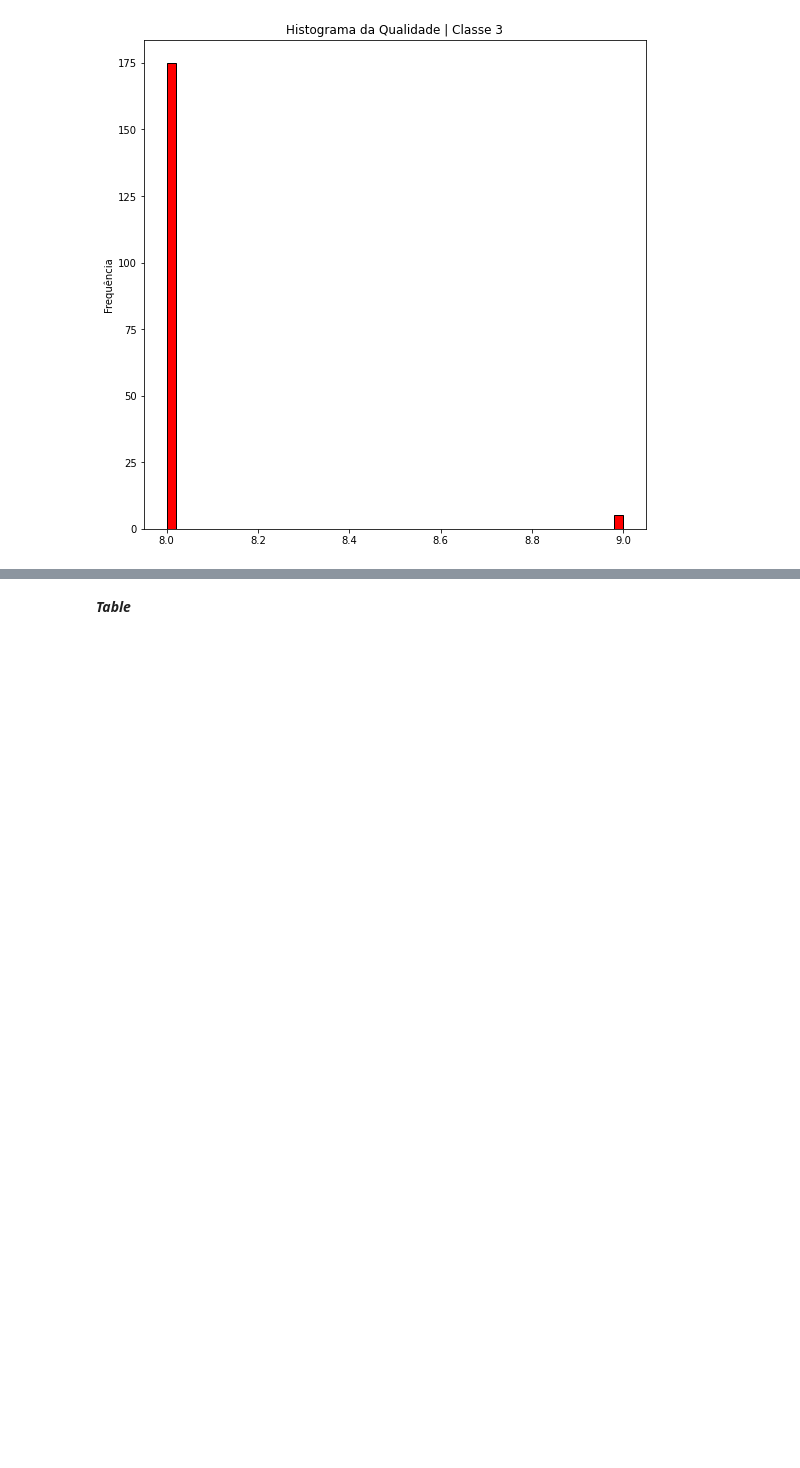
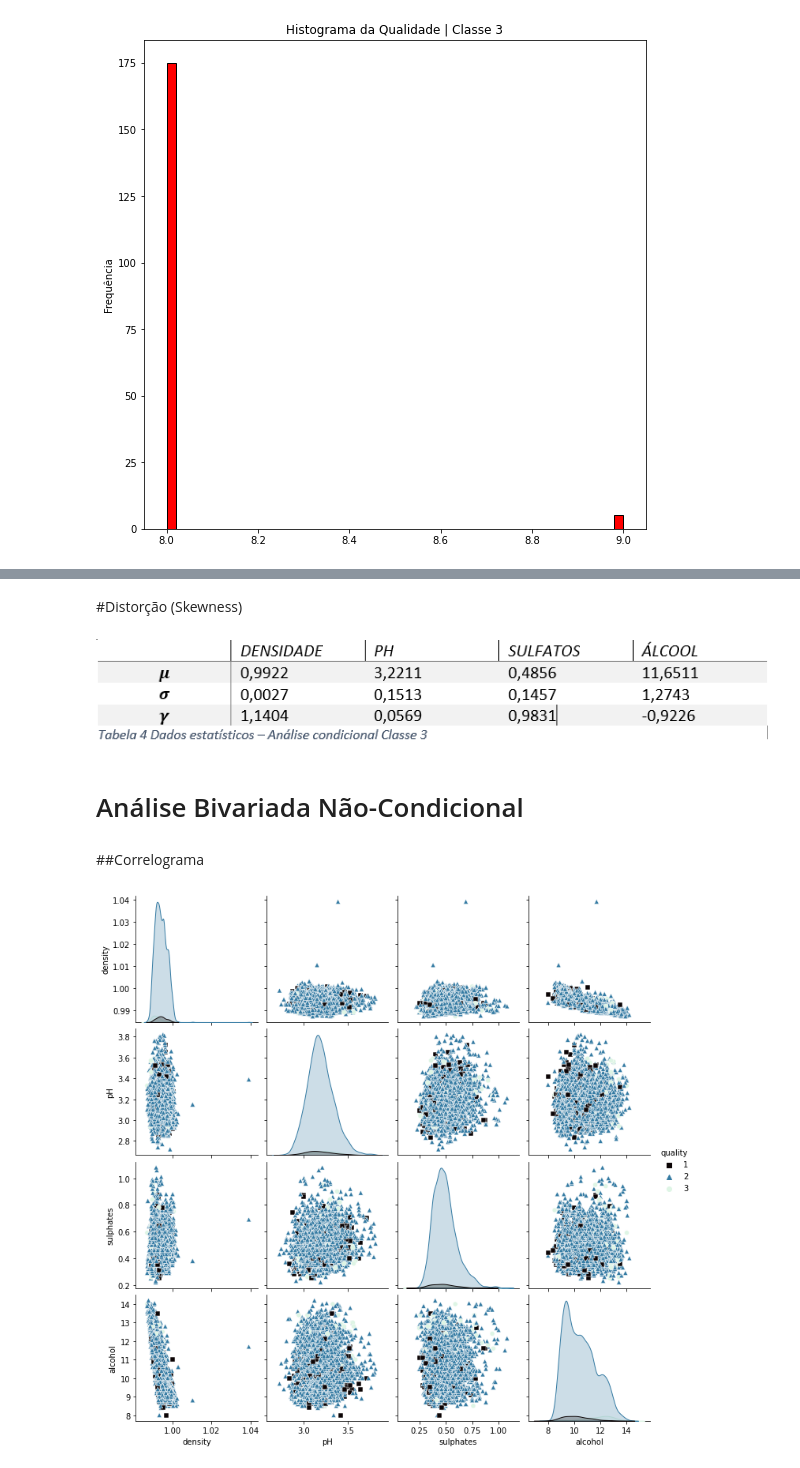
Before and after one commit to Arthurpbezerra/IcaHomework1, a Jupyter notebook: vinho.ipynb, the cells around one changed output, grey strips where cells are left out. Drawn from its saved outputs; the diff is of its cells as text; code cells hidden in the pictures; blank space fills up the shorter version.

```diff
--- a/vinho.ipynb
+++ b/vinho.ipynb
@@ -39,0 +49,6 @@ vinho_b
+# %%
+# Removendo preditores // Dataset sem alguns preditores
+vinho_b2= pd.read_csv(url,sep=";")
+vinho_b2.drop(["fixed acidity","volatile acidity","citric acid","residual sugar","chlorides","free sulfur dioxide","total sulfur dioxide"],axis=1,inplace=True)
+#Imprimindo o Dataset
+vinho_b2
@@ -752,3 +789,5 @@ TIPO 3 SKEWNESS
+# %% [markdown]
+#Distorção (Skewness)
 # %%
 gfa_skew = gqw["fixed acidity"].skew()
 gva_skew = gqw["volatile acidity"].skew()
@@ -760,5 +799,14 @@ gden_skew = gqw["density"].skew()
 gph_skew = gqw["pH"].skew()
 gsu_skew = gqw["sulphates"].skew()
 gal_skew = gqw["alcohol"].skew()
+# %% [markdown]
+![image.png](embedded-picture-1)
+# %% [markdown]
+# Análise Bivariada Não-Condicional
 # %% [markdown]
-***Table***
+##Correlograma
+# %%
+sns.pairplot(vinho_b2, kind="scatter", hue="quality", markers= ["s","^","o"],palette="mako")
+plt.show()
+# %% [output]
+[figure, added]
```
Also changed, not shown: parts of 76 cells of this notebook.
